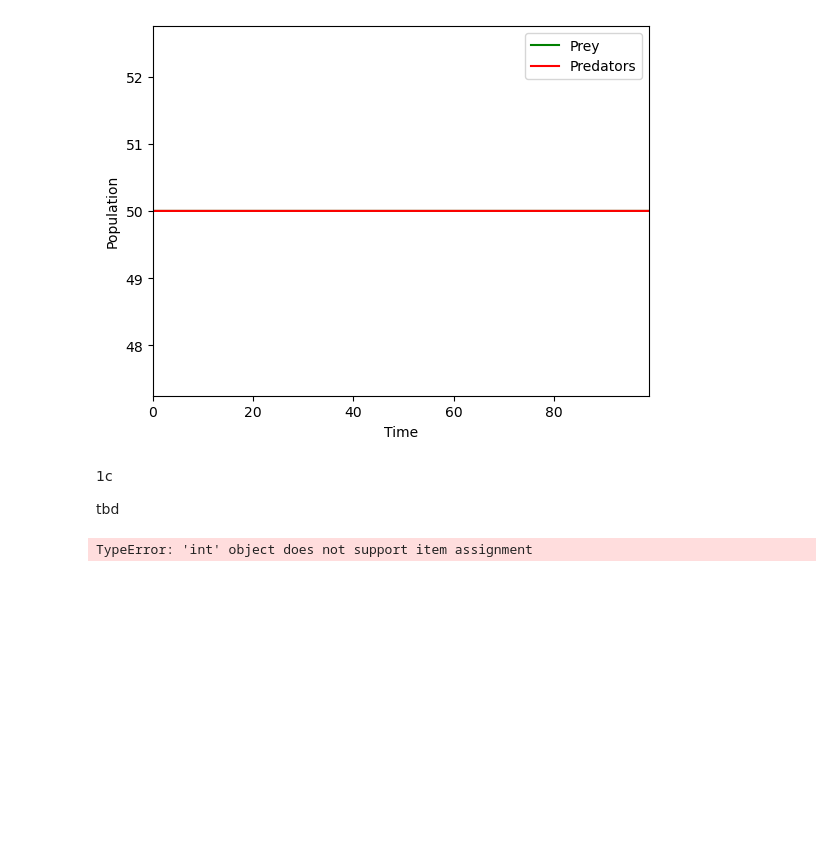
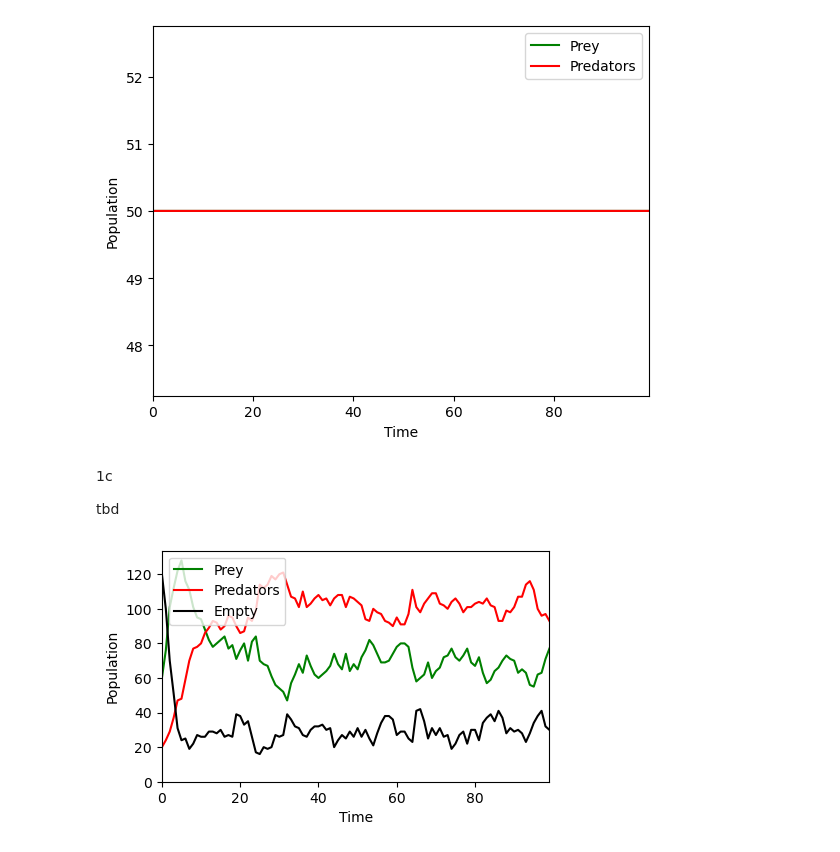
Before and after one commit to caleb-chandler/CNET5051-Assignments, a Jupyter notebook: assignment03.ipynb, the cells around one changed output. Cells and saved outputs as stored; diff of their text form; code cells hidden in the pictures; blank space fills up the shorter version.

```diff
--- a/assignment03.ipynb
+++ b/assignment03.ipynb
@@ -63,13 +63,15 @@ tbd
 # %%
 # 2a network version
 
-def graphLotkaVolterra(G, prey=.5, pred=.1, alpha=.1, beta=.002, gamma=.2, delta=.0025, T=10):
+def graphLotkaVolterra(G, prey=.3, pred=.1, alpha=.5, beta=.25, gamma=.1, delta=.6, T=100):
     ''''
-
+    tbd
     '''
+    # ensure ratio not > 1
     if prey + pred > 1:
         print("Error: ratio must not be greater than 1")
         return None
+
     # list to store history
     history = []
 
@@ -93,42 +95,64 @@ def graphLotkaVolterra(G, prey=.5, pred=.1, alpha=.1, beta=.002, gamma=.2, delta
     for t in range(T):
         # save current state and create next one
         history.append(G.copy())
         next_G = G.copy()
         for node in list(G.nodes()):
             current_state = G.nodes[node]['state']
             if current_state == 'prey':
                 # list of neighbor types
-                empties = [nbr for nbr in list(G.neighbors()) if G.nodes[nbr]['state'] == 'empty']
-                preds = [nbr for nbr in list(G.neighbors()) if G.nodes[nbr]['state'] == 'pred']
+                empties = [nbr for nbr in list(G.neighbors(node)) if G.nodes[nbr]['state'] == 'empty']
+                preds = [nbr for nbr in list(G.neighbors(node)) if G.nodes[nbr]['state'] == 'pred']
                 # prey reproduction
                 if empties and random.random() <= alpha:
                     next_G.nodes[random.choice(empties)]['state'] = 'prey'
                 # predation
                 if preds and random.random() <= beta:
                     # predator reproduction
                     if random.random() <= delta:
                         next_G.nodes[node]['state'] = 'pred'
                     # no predator reproduction
                     else:
                         next_G.nodes[node]['state'] = 'empty'
             elif current_state == 'pred':
                 # predator death
                 if random.random() <= gamma:
                     next_G.nodes[node]['state'] = 'empty'
         G = next_G
 
-    # charting network evolution
-    # making it so visualization changes with T (with reasonable cap)
-    plotnum = len(history) if len(history) < 20 else 20
-    fig, ax = plt.subplots(plotnum,(plotnum/5))
-    for ax in ax:
-        for graph in history:
-            nx.draw(graph, pos=nx.spring_layout(graph))
+    # plotting
+    preycounts = []
+    predcounts = []
+    emptycounts = []
+    for graph in history:
+        preycount = 0
+        predcount = 0
+        emptycount = 0
+        for n in graph.nodes():
+            state = graph.nodes[n]['state']
+            if state == 'prey':
+                preycount += 1
+            elif state == 'pred':
+                predcount += 1
+            else:
+                emptycount += 1
+        preycounts.append(preycount)
+        predcounts.append(predcount)
+        emptycounts.append(emptycount)
+    t = range(len(history))
+    plt.figure(figsize=(5,3))
+    plt.plot(t, preycounts, color='green', label='Prey')
+    plt.plot(t, predcounts, color='red', label='Predators')
+    plt.plot(t, emptycounts, color='black', label='Empty')
+    plt.xlim(min(range(T)), max(range(T)))
+    plt.ylim(bottom=0)
+    plt.xlabel('Time')
+    plt.ylabel('Population')
+    plt.legend()
     plt.show()
 
     return (plt, history)
 
-G = nx.erdos_renyi_graph(100, .05)
-graphLotkaVolterra(G)
+G = nx.erdos_renyi_graph(200, .05)
+time, hist = graphLotkaVolterra(G)
 # %% [output]
-TypeError: 'int' object does not support item assignment
+[figure, added]
```
Also changed, not shown: parts of 2 cells of this notebook.
